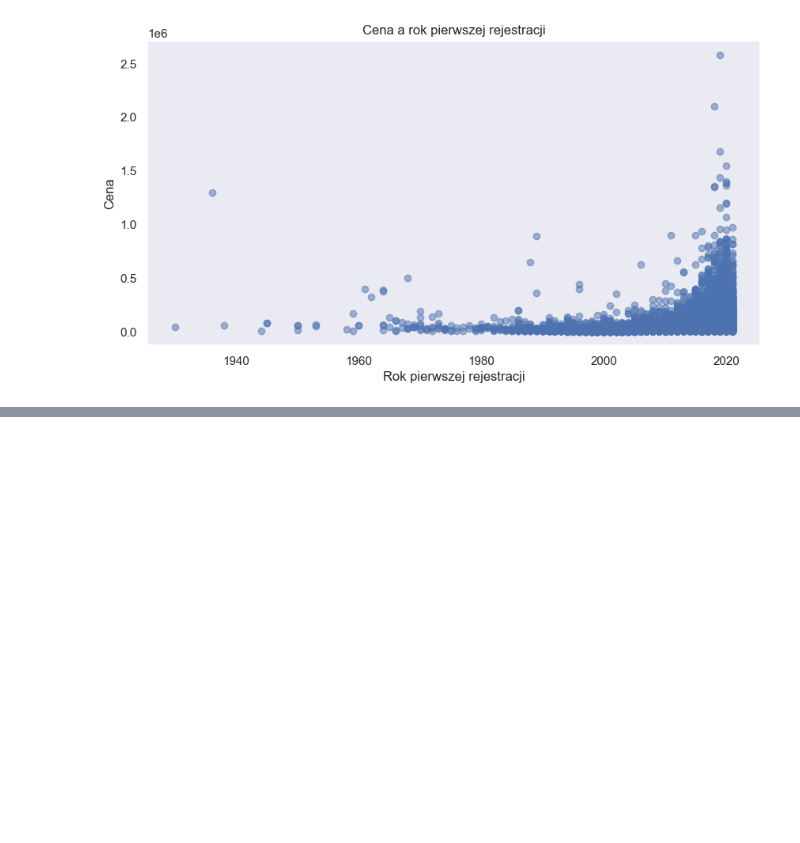
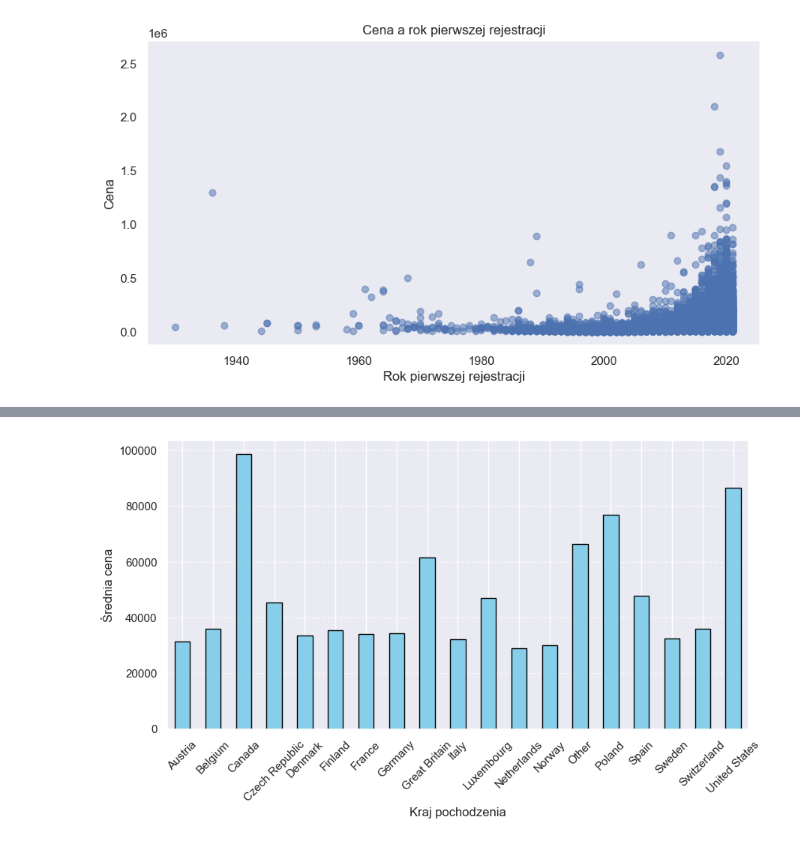
Before and after one commit to GameRuiner/Car-Price-Prediction, a Jupyter notebook: presentation/EDA.ipynb, the cells around one changed output, grey strips where cells are left out. Cells and saved outputs as stored; diff of their text form; code cells hidden in the pictures; blank space fills up the shorter version.

```diff
--- a/presentation/EDA.ipynb
+++ b/presentation/EDA.ipynb
@@ -49,0 +65,5 @@ plt.show()
+# %%
+df_popular_countries = df.groupby("Kraj_pochodzenia").filter(lambda x: len(x) >= 15)
+make_price_average_chart(df_popular_countries, 'Kraj_pochodzenia', "Kraj pochodzenia")
+# %% [output]
+[figure, added]
```
Also changed, not shown: parts of 11 cells of this notebook, 2 other files.
